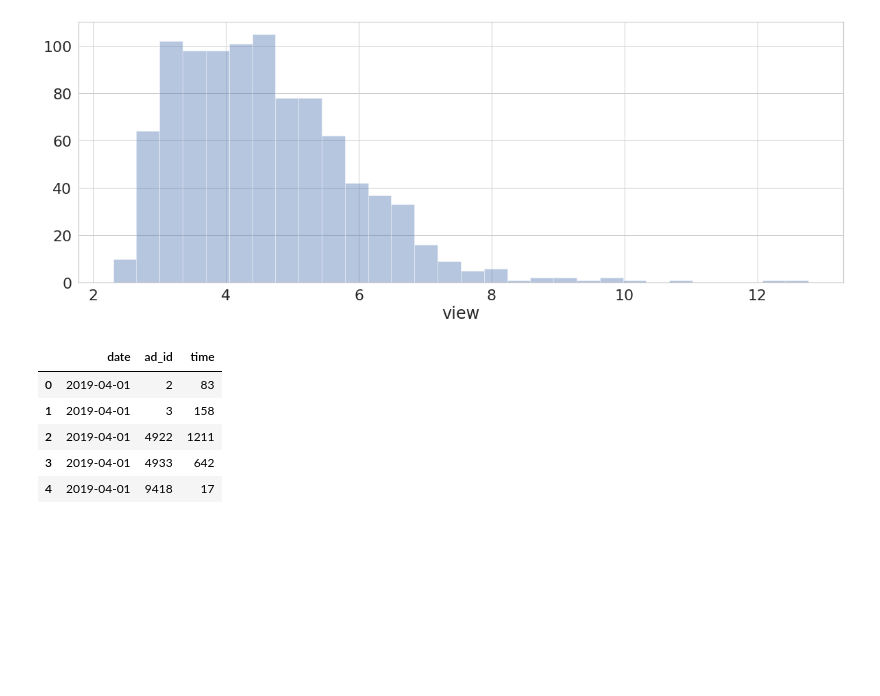
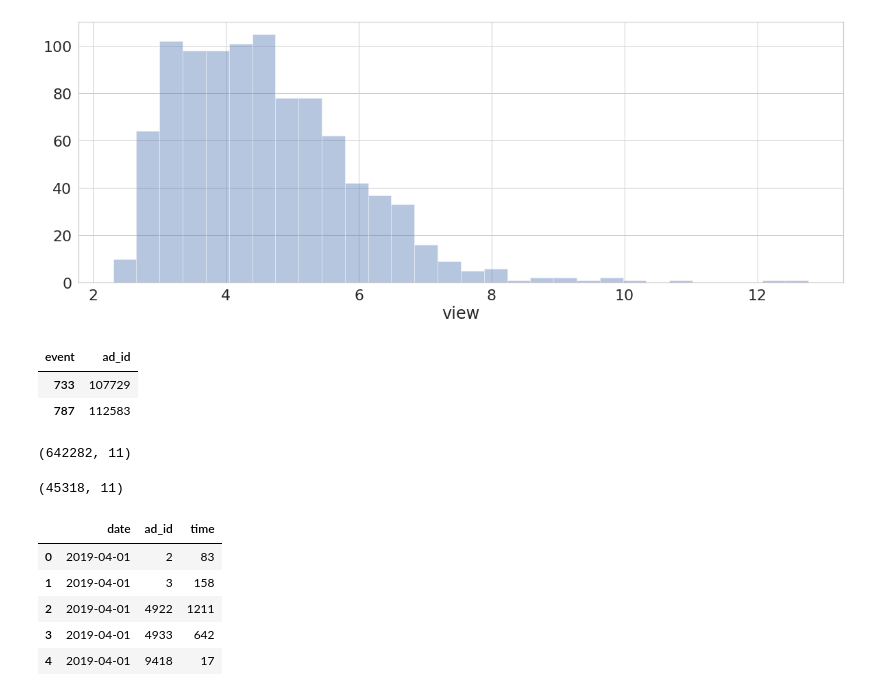
Before and after one commit to ncherniy/Prj1-analysis_of_ads_camps, a Jupyter notebook: ADS_campaigns.ipynb, the cells around one changed output. Saved outputs shown, nothing was run; the diff lists cells and outputs as text; code cells hidden in the pictures; blank space fills up the shorter version.

```diff
--- a/ADS_campaigns.ipynb
+++ b/ADS_campaigns.ipynb
@@ -168,0 +170,14 @@ sns.distplot(raspred.view, kde=False)
+# %%
+raspred.query('view>12')[['ad_id']]
+# %% [output]
+| event | ad_id |
+| 733 | 107729 |
+| 787 | 112583 |
+# %%
+ads_data.query("ad_id == ['107729','112583']").shape
+# %% [output]
+(642282, 11)
+# %%
+ads_data.query("ad_id == ['107729','112583']").drop_duplicates().shape
+# %% [output]
+(45318, 11)
```
Also changed, not shown: parts of 2 cells of this notebook.
